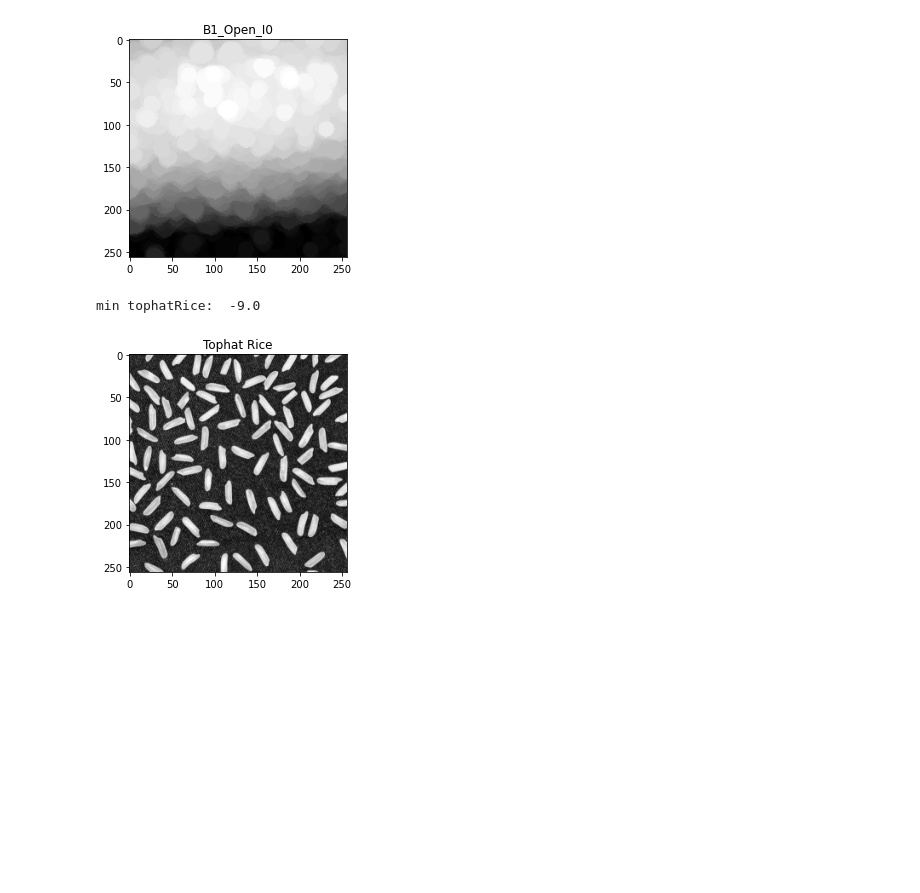
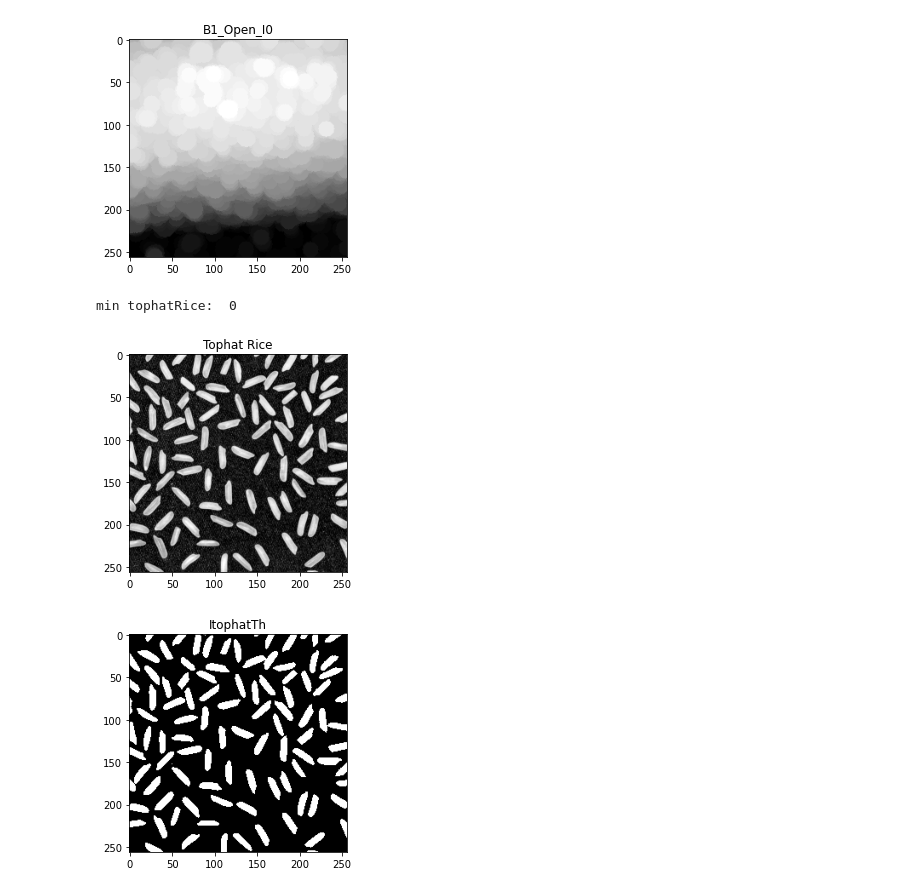
Before and after one commit to z0gSh1u/seu-iau, a Jupyter notebook: morphology/grayscale.ipynb, the cells around one changed output. Saved outputs shown, nothing was run; the diff lists cells and outputs as text; code cells hidden in the pictures; blank space fills up the shorter version.

```diff
--- a/morphology/grayscale.ipynb
+++ b/morphology/grayscale.ipynb
@@ -7,27 +7,3 @@ import os
 import numpy as np
 import matplotlib.pyplot as plt
 from PIL import Image
-# %%
-def readBinaryImage(path, delim=','):
-    trimNotEmpty = lambda x: len(x.strip()) > 0
-    with open(path, 'r') as fp:
-        content = fp.read()
-
-    rows = list(filter(trimNotEmpty, content.replace('\r\n', '\n').split('\n')))
-    h = len(rows)
-    row = list(filter(trimNotEmpty, rows[0].split(delim)))
-    w = len(row)
-    content = list(map(int, list(filter(trimNotEmpty, content.replace('\n', ',').split(delim)))))
-
-    return np.array(content, dtype=bool).reshape(h, w)
-
-def display(img, title=''):
-    if img.dtype == bool:
-        disp = np.array(img, dtype=np.uint8)
-        lut = [0, 255]
-        disp[disp == 0] = lut[0]
-        disp[disp == 1] = lut[1]
-        plt.title(title)
-        plt.imshow(disp, cmap='gray', vmin=0, vmax=255)
-    else:
-        plt.imshow(img, cmap='gray'); plt.title(title)
@@ -70,7 +13,7 @@ def tophat(img, se):
 # %%
 # 1 - 读取rice
-Rice = Image.open('./data/rice.png')
-Rice = np.array(Rice, dtype=np.uint8)
+Rice = Image.open('./grayscale/rice.png')
+Rice = np.array(Rice, dtype=np.int32)
 plt.figure(); display(Rice, 'Rice')
 Rice.shape
 # %% [output]
@@ -87,8 +30,8 @@ plt.figure(); display(I0Th, 'I0,th')
 # %%
 # b)
 I0 = Rice
-B1 = readBinaryImage('./data/se_1.txt')
-display(B1, 'B1')
+B1 = readBinaryImage('./grayscale/se_1.txt')
+plt.figure(); display(B1, 'B1')
 # %% [output]
 [figure]
 # %%
@@ -97,10 +40,15 @@ plt.figure(); display(B1_Open_I0, 'B1_Open_I0')
 # %% [output]
 [figure]
 # %%
-tophatRice = I0.astype(np.float32) - open_(I0, B1)
-plt.figure()
-display(tophatRice, 'Tophat Rice')
+tophatRice = tophat(Rice, B1)
+plt.figure(); display(tophatRice, 'Tophat Rice')
 print('min tophatRice: ', np.min(tophatRice))
 # %% [output]
-min tophatRice:  -9.0
+min tophatRice:  0
 [figure]
+# %%
+TH = 60; loc0 = tophatRice <= TH; loc1 = tophatRice > TH
+ItophatTh = np.zeros_like(tophatRice, dtype=bool); ItophatTh[loc0] = False; ItophatTh[loc1] = True
+plt.figure(); display(ItophatTh, 'ItophatTh')
+# %% [output]
+[figure, added]
```
Also changed, not shown: parts of 10 cells of this notebook, 12 other files.
